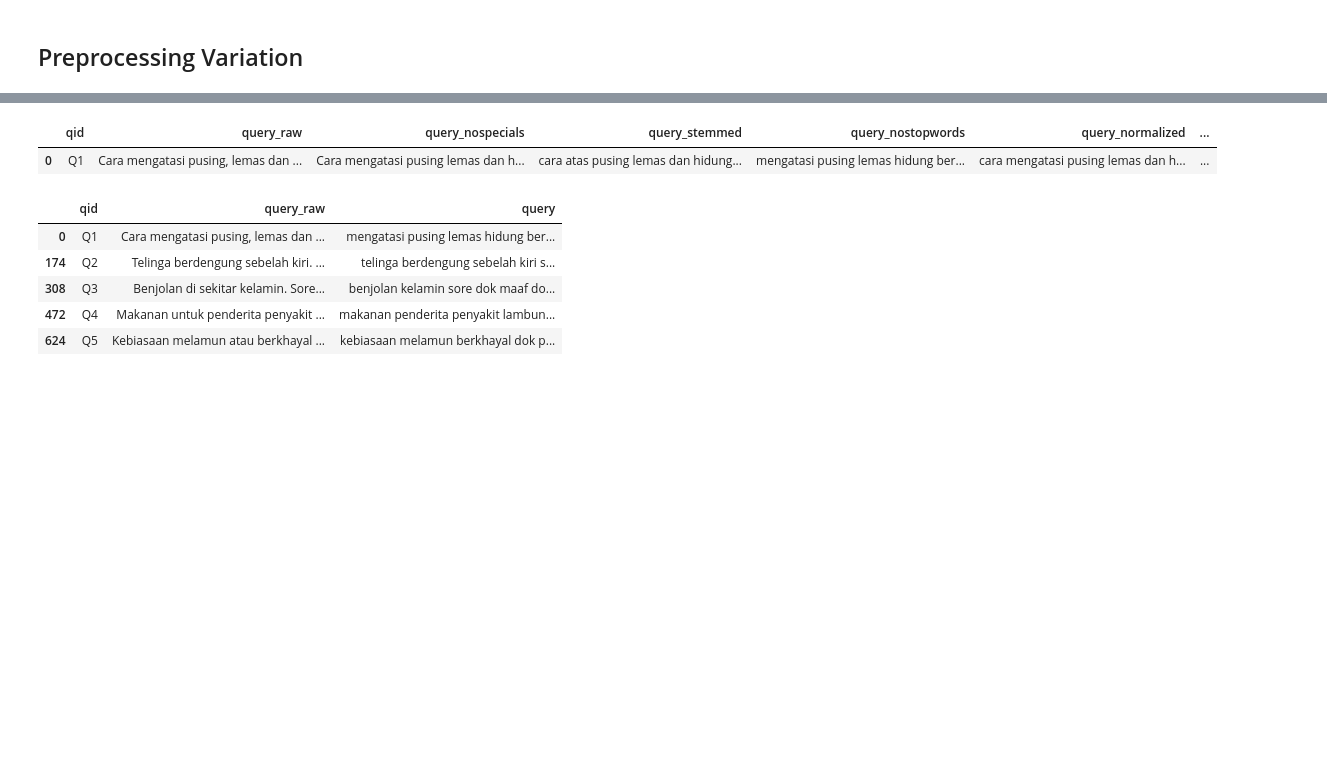
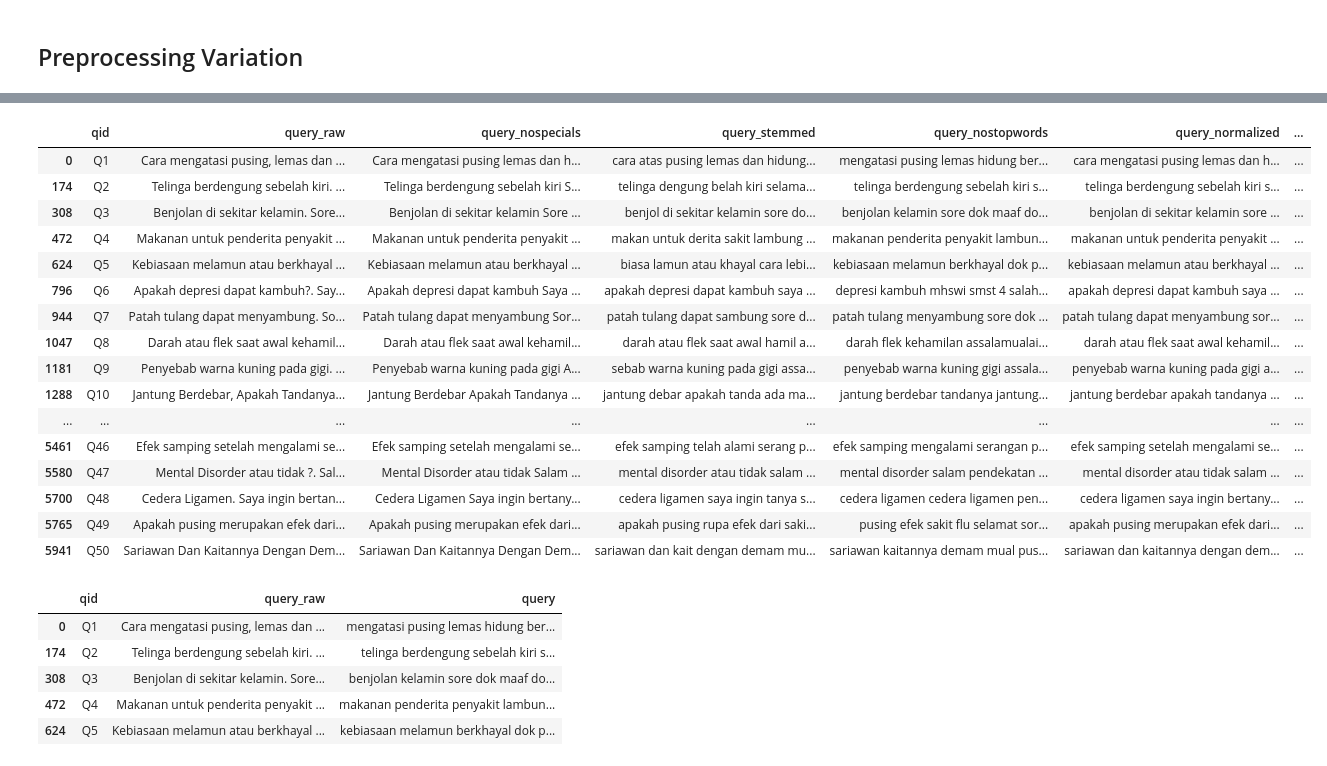
Before and after one commit to Feibs/indonesian-medical-ir, a Jupyter notebook: [Febi]_Index_and_Baseline.ipynb, the cells around one changed output, grey strips where cells are left out. Saved outputs shown, nothing was run; the diff lists cells and outputs as text; code cells hidden in the pictures; blank space fills up the shorter version.

```diff
--- a/[Febi]_Index_and_Baseline.ipynb
+++ b/[Febi]_Index_and_Baseline.ipynb
@@ -503,6 +456,21 @@ Wall time: 704 ms
 # %%
-queries.head(1)
+queries
 # %% [output]
 |  | qid | query_raw | query_nospecials | query_stemmed | query_nostopwords | query_normalized | ... |
 | 0 | Q1 | Cara mengatasi pusing, lemas dan ... | Cara mengatasi pusing lemas dan h... | cara atas pusing lemas dan hidung... | mengatasi pusing lemas hidung ber... | cara mengatasi pusing lemas dan h... | ... |
+| 174 | Q2 | Telinga berdengung sebelah kiri. ... | Telinga berdengung sebelah kiri S... | telinga dengung belah kiri selama... | telinga berdengung sebelah kiri s... | telinga berdengung sebelah kiri s... | ... |
+| 308 | Q3 | Benjolan di sekitar kelamin. Sore... | Benjolan di sekitar kelamin Sore ... | benjol di sekitar kelamin sore do... | benjolan kelamin sore dok maaf do... | benjolan di sekitar kelamin sore ... | ... |
+| 472 | Q4 | Makanan untuk penderita penyakit ... | Makanan untuk penderita penyakit ... | makan untuk derita sakit lambung ... | makanan penderita penyakit lambun... | makanan untuk penderita penyakit ... | ... |
+| 624 | Q5 | Kebiasaan melamun atau berkhayal ... | Kebiasaan melamun atau berkhayal ... | biasa lamun atau khayal cara lebi... | kebiasaan melamun berkhayal dok p... | kebiasaan melamun atau berkhayal ... | ... |
+| 796 | Q6 | Apakah depresi dapat kambuh?. Say... | Apakah depresi dapat kambuh Saya ... | apakah depresi dapat kambuh saya ... | depresi kambuh mhswi smst 4 salah... | apakah depresi dapat kambuh saya ... | ... |
+| 944 | Q7 | Patah tulang dapat menyambung. So... | Patah tulang dapat menyambung Sor... | patah tulang dapat sambung sore d... | patah tulang menyambung sore dok ... | patah tulang dapat menyambung sor... | ... |
+| 1047 | Q8 | Darah atau flek saat awal kehamil... | Darah atau flek saat awal kehamil... | darah atau flek saat awal hamil a... | darah flek kehamilan assalamualai... | darah atau flek saat awal kehamil... | ... |
+| 1181 | Q9 | Penyebab warna kuning pada gigi. ... | Penyebab warna kuning pada gigi A... | sebab warna kuning pada gigi assa... | penyebab warna kuning gigi assala... | penyebab warna kuning pada gigi a... | ... |
+| 1288 | Q10 | Jantung Berdebar, Apakah Tandanya... | Jantung Berdebar Apakah Tandanya ... | jantung debar apakah tanda ada ma... | jantung berdebar tandanya jantung... | jantung berdebar apakah tandanya ... | ... |
+| ... | ... | ... | ... | ... | ... | ... | ... |
+| 5461 | Q46 | Efek samping setelah mengalami se... | Efek samping setelah mengalami se... | efek samping telah alami serang p... | efek samping mengalami serangan p... | efek samping setelah mengalami se... | ... |
+| 5580 | Q47 | Mental Disorder atau tidak ?. Sal... | Mental Disorder atau tidak Salam ... | mental disorder atau tidak salam ... | mental disorder salam pendekatan ... | mental disorder atau tidak salam ... | ... |
+| 5700 | Q48 | Cedera Ligamen. Saya ingin bertan... | Cedera Ligamen Saya ingin bertany... | cedera ligamen saya ingin tanya s... | cedera ligamen cedera ligamen pen... | cedera ligamen saya ingin bertany... | ... |
+| 5765 | Q49 | Apakah pusing merupakan efek dari... | Apakah pusing merupakan efek dari... | apakah pusing rupa efek dari saki... | pusing efek sakit flu selamat sor... | apakah pusing merupakan efek dari... | ... |
+| 5941 | Q50 | Sariawan Dan Kaitannya Dengan Dem... | Sariawan Dan Kaitannya Dengan Dem... | sariawan dan kait dengan demam mu... | sariawan kaitannya demam mual pus... | sariawan dan kaitannya dengan dem... | ... |
 # %%
```
Also changed, not shown: parts of 28 cells of this notebook.
